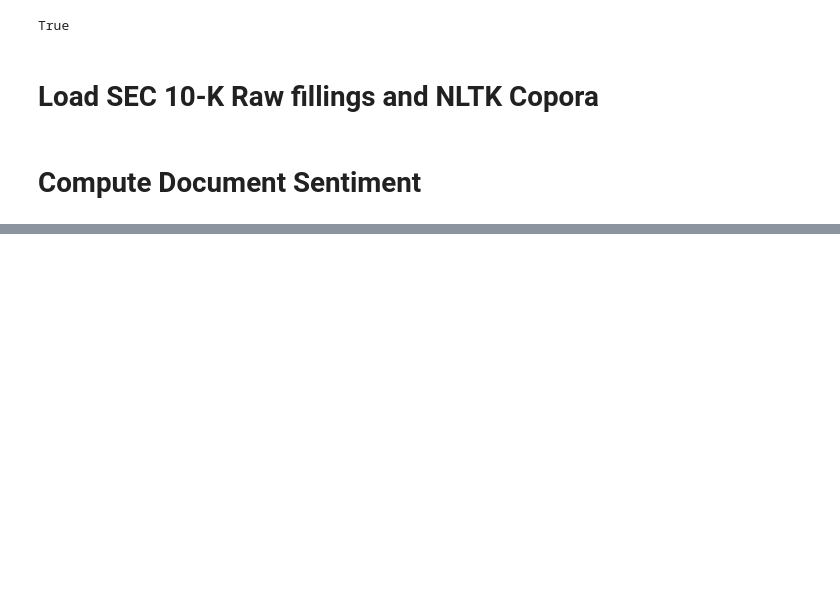
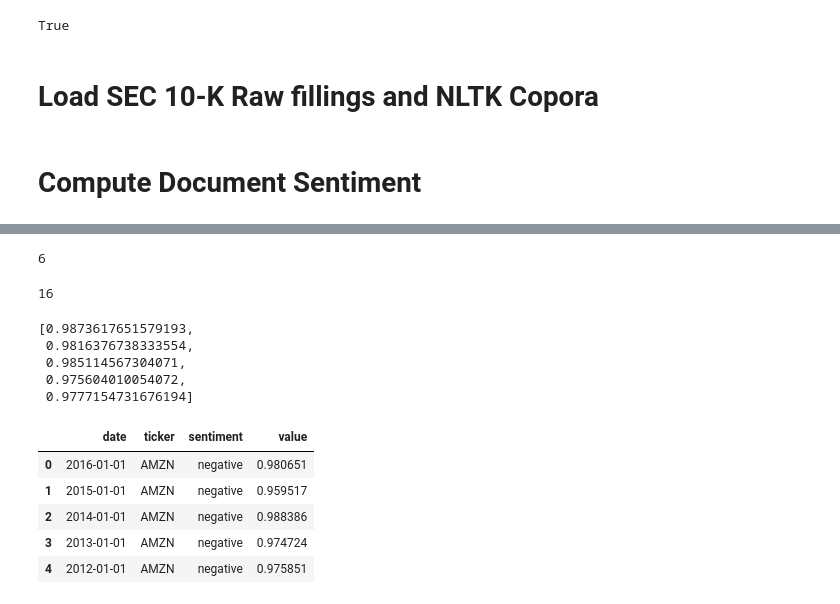
Before and after one commit to manualrg/dslab-ai-for-trading, a Jupyter notebook: notebooks/05_nlp_quant/02_10ksent_analysis.ipynb, the cells around one changed output, grey strips where cells are left out. Drawn from its saved outputs; the diff is of its cells as text; code cells hidden in the pictures; blank space fills up the shorter version.

```diff
--- a/notebooks/05_nlp_quant/02_10ksent_analysis.ipynb
+++ b/notebooks/05_nlp_quant/02_10ksent_analysis.ipynb
@@ -52,0 +130,16 @@ sentiment_df = pd.read_csv(OUTPATH + INFILE3)
+# %%
+len(jaccard_similarities[example_ticker])  # N_sentiments
+# %% [output]
+6
+# %%
+len(jaccard_similarities[example_ticker]['litigious'])  # N_docs = N_dates
+# %% [output]
+16
+# %%
+cosine_similarities[example_ticker]['litigious'][:5]
+# %% [output]
+[0.9873617651579193,
+ 0.9816376738333554,
+ 0.985114567304071,
+ 0.975604010054072,
+ 0.9777154731676194]
@@ -52,0 +167,9 @@ sentiment_df = pd.read_csv(OUTPATH + INFILE3)
+# %%
+cosine_similarities_df.head()
+# %% [output]
+|  | date | ticker | sentiment | value |
+| 0 | 2016-01-01 | AMZN | negative | 0.980651 |
+| 1 | 2015-01-01 | AMZN | negative | 0.959517 |
+| 2 | 2014-01-01 | AMZN | negative | 0.988386 |
+| 3 | 2013-01-01 | AMZN | negative | 0.974724 |
+| 4 | 2012-01-01 | AMZN | negative | 0.975851 |
```
Also changed, not shown: parts of 24 cells of this notebook, 3 other files.
